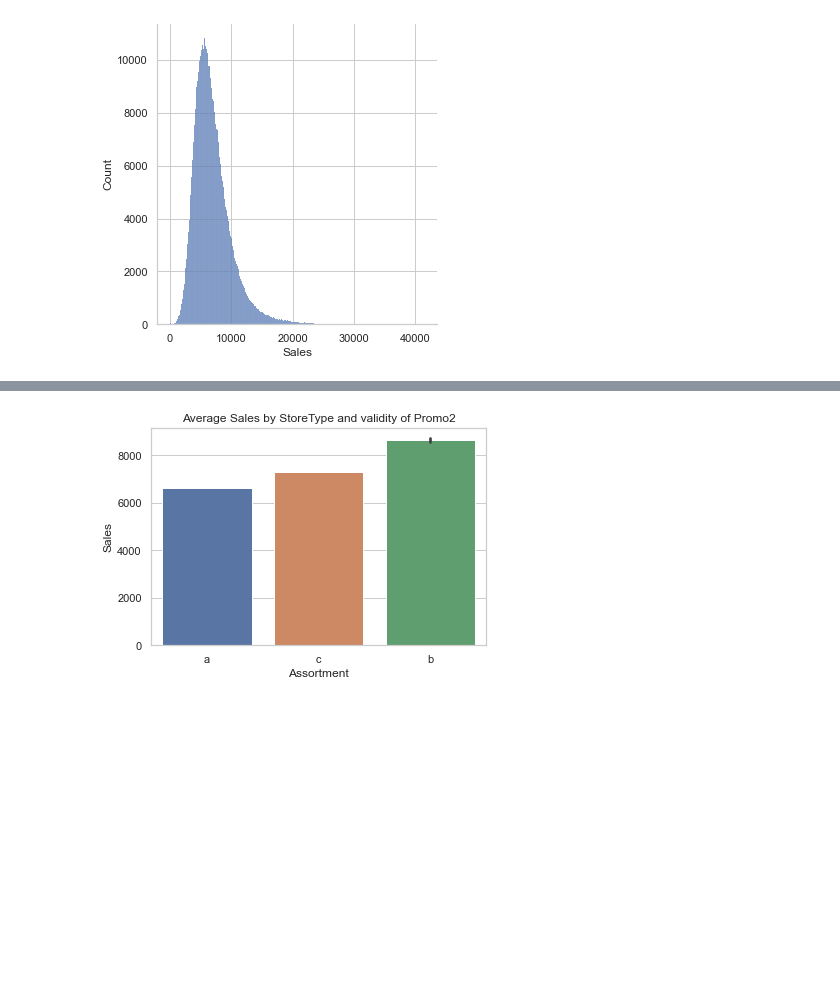
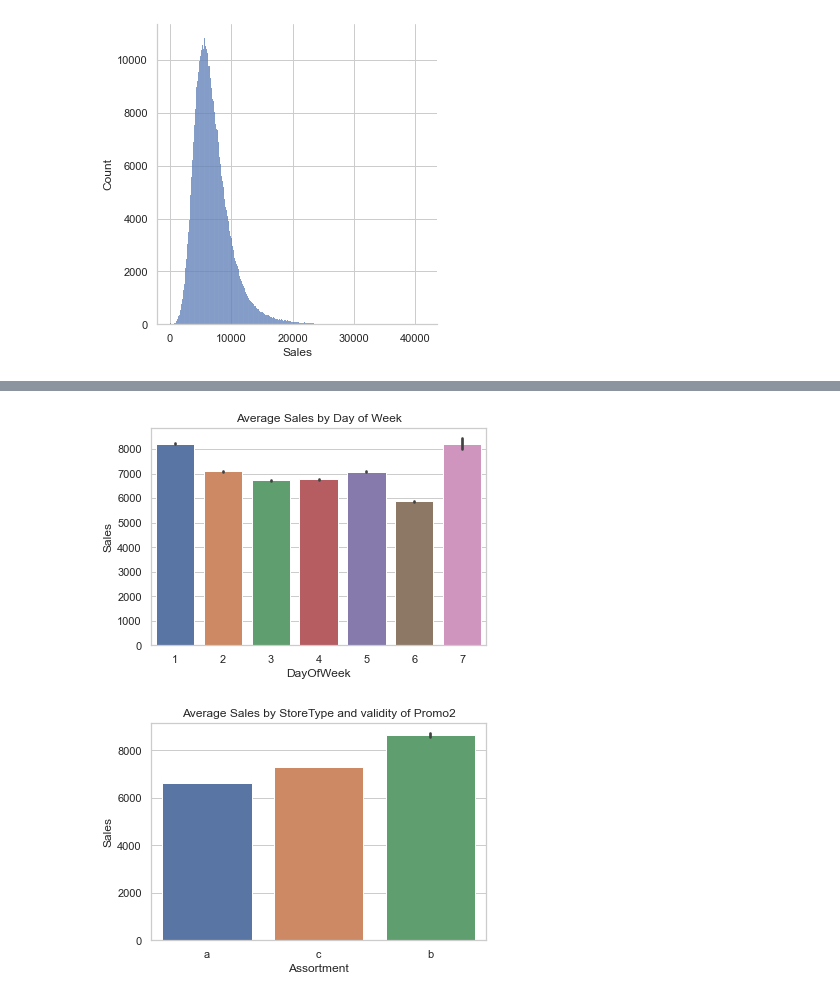
Before and after one commit to kevinassobo/ML_Business_Case, a Jupyter notebook: Notebooks/visualization.ipynb, the cells around one changed output, grey strips where cells are left out. Cells and saved outputs as stored; diff of their text form; code cells hidden in the pictures; blank space fills up the shorter version.

```diff
--- a/Notebooks/visualization.ipynb
+++ b/Notebooks/visualization.ipynb
@@ -41,3 +41,9 @@ plt.show(fig)
+# %%
+fig = sns.barplot(data=df, x='DayOfWeek', y='Sales')
+fig.set_title("Average Sales by Day of Week")
+plt.show(fig)
+# %% [output]
+[figure, added]
 # %%
 fig = sns.barplot(data=df, x='Assortment', y='Sales')
 fig.set_title("Average Sales by StoreType and validity of Promo2")
```
Also changed, not shown: parts of 5 cells of this notebook, 7 other files.
